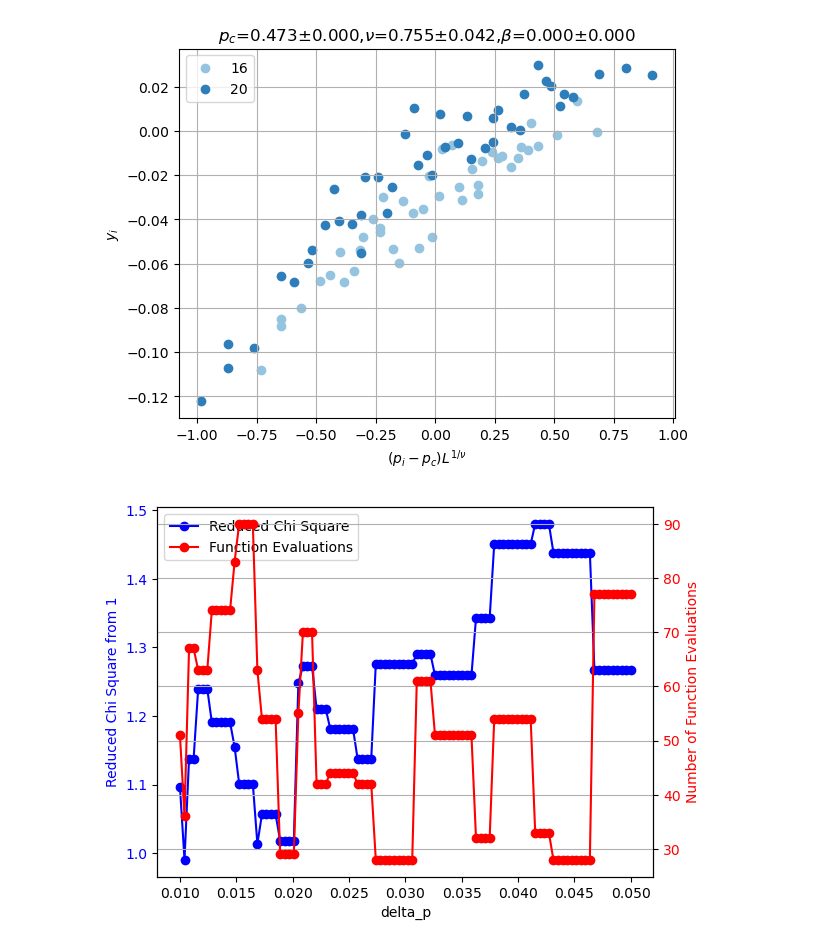
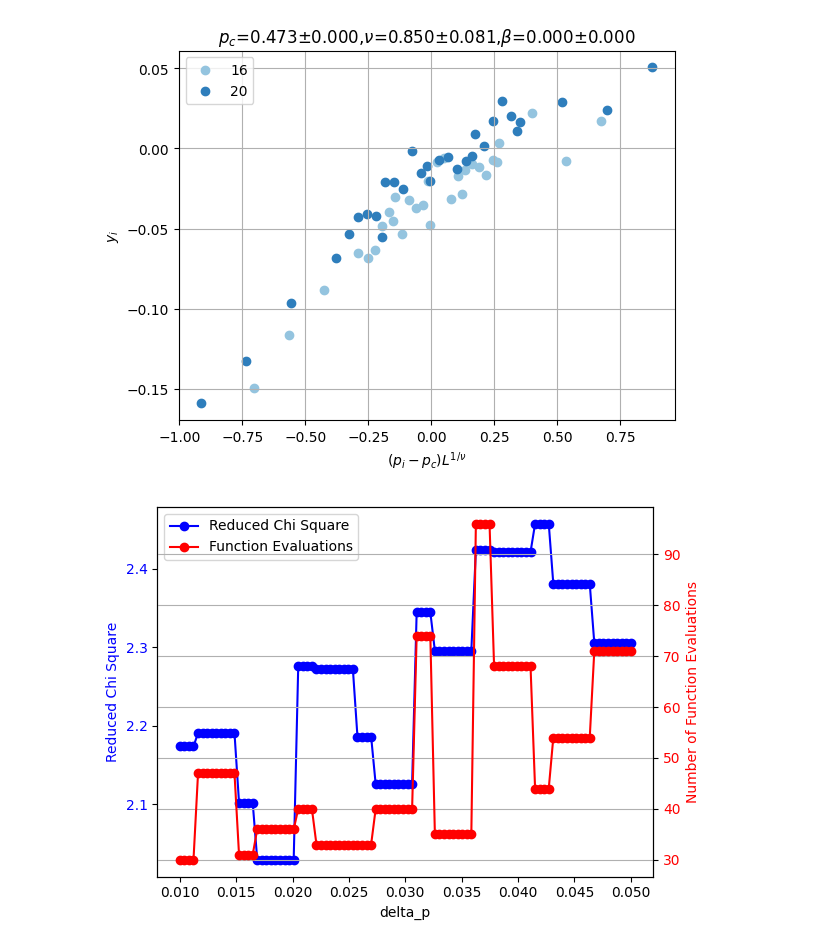
Before and after one commit to youtao1999/CT_toy, a Jupyter notebook: sandbox.ipynb, the cells around one changed output. Cells and saved outputs as stored; diff of their text form; code cells hidden in the pictures.

```diff
--- a/sandbox.ipynb
+++ b/sandbox.ipynb
@@ -111,9 +111,9 @@ def read_tmi_results_to_df(p_fixed, p_fixed_name, L_values=None, n=0, threshold=
 # %%
 p_fixed = 0.643
 p_c = 0.473
-delta_p = 0.02
+delta_p = 0.03
 L_min = 16
-df = read_tmi_results_to_df(p_fixed, p_fixed_name = 'pproj', L_values = [8, 12, 16, 20], threshold=np.finfo(float).eps)
+df = read_tmi_results_to_df(p_fixed, p_fixed_name = 'pproj', L_values = [8, 12, 16, 20], threshold=1e-10)
 dc=DataCollapse(df, p_='p',L_='L',params={},p_range=[p_c - delta_p, p_c + delta_p],Lmin=L_min)
 dc.datacollapse(p_c=p_c,nu=1,beta=0.,p_c_vary=True,beta_vary=False,nu_vary=True, max_nfev=1000)
 # %% [output]
@@ -136,40 +139,40 @@ Parameters
 # %%
 dc.plot_data_collapse()
 # %% [output]
-[figure, old version]
+[figure, new version]
 # %%
 delta_p_values = np.linspace(0.01, 0.05, 100)
 redchi_values = []
 num_func_evals = []
 
 for delta_p in delta_p_values:
     dc = DataCollapse(df, p_='p', L_='L', params={}, p_range=[p_c - delta_p, p_c + delta_p], Lmin=L_min)
     dc.datacollapse(p_c=p_c, nu=1, beta=0., p_c_vary=True, beta_vary=False, nu_vary=True, max_nfev=1000)
     redchi_values.append(dc.res.redchi)
     num_func_evals.append(dc.res.nfev)
 fig, ax1 = plt.subplots()
 
 # Plot redchi on left y-axis
-ax1.plot(delta_p_values, abs(1-np.array(redchi_values)), 'o-', color='blue', label='Reduced Chi Square')
+ax1.plot(delta_p_values,redchi_values, 'o-', color='blue', label='Reduced Chi Square')
 ax1.set_xlabel('delta_p')
-ax1.set_ylabel('Reduced Chi Square from 1', color='blue')
+ax1.set_ylabel('Reduced Chi Square', color='blue')
 ax1.tick_params(axis='y', labelcolor='blue')
 
 # Create second y-axis and plot nfev
 ax2 = ax1.twinx()
 ax2.plot(delta_p_values, num_func_evals, 'o-', color='red', label='Function Evaluations')
 ax2.set_ylabel('Number of Function Evaluations', color='red')
 ax2.tick_params(axis='y', labelcolor='red')
 
 # Add legend
 lines1, labels1 = ax1.get_legend_handles_labels()
 lines2, labels2 = ax2.get_legend_handles_labels()
 ax1.legend(lines1 + lines2, labels1 + labels2, loc='upper left')
 
 plt.grid()
 plt.show()
 # %% [output]
-[figure, old version]
+[figure, new version]
 # %%
 # Extract nu values and number of points for different delta_p
 nu_values = []
```
Also changed, not shown: parts of 10 cells of this notebook, 1 other file.
